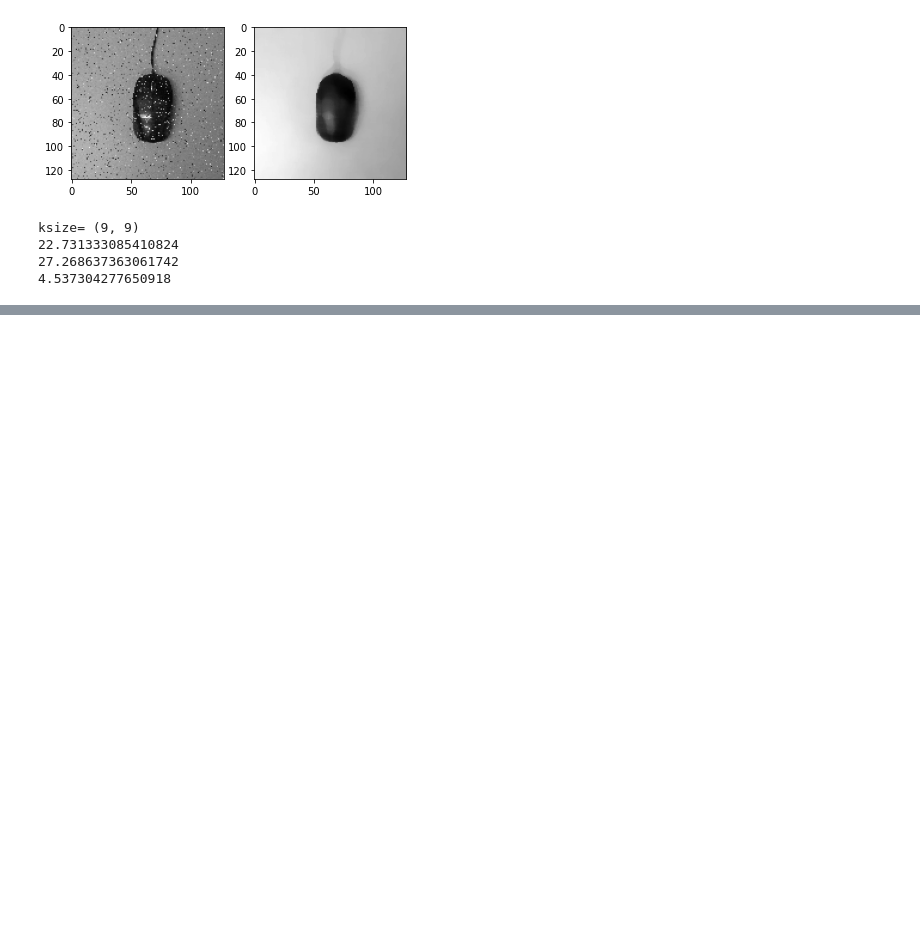
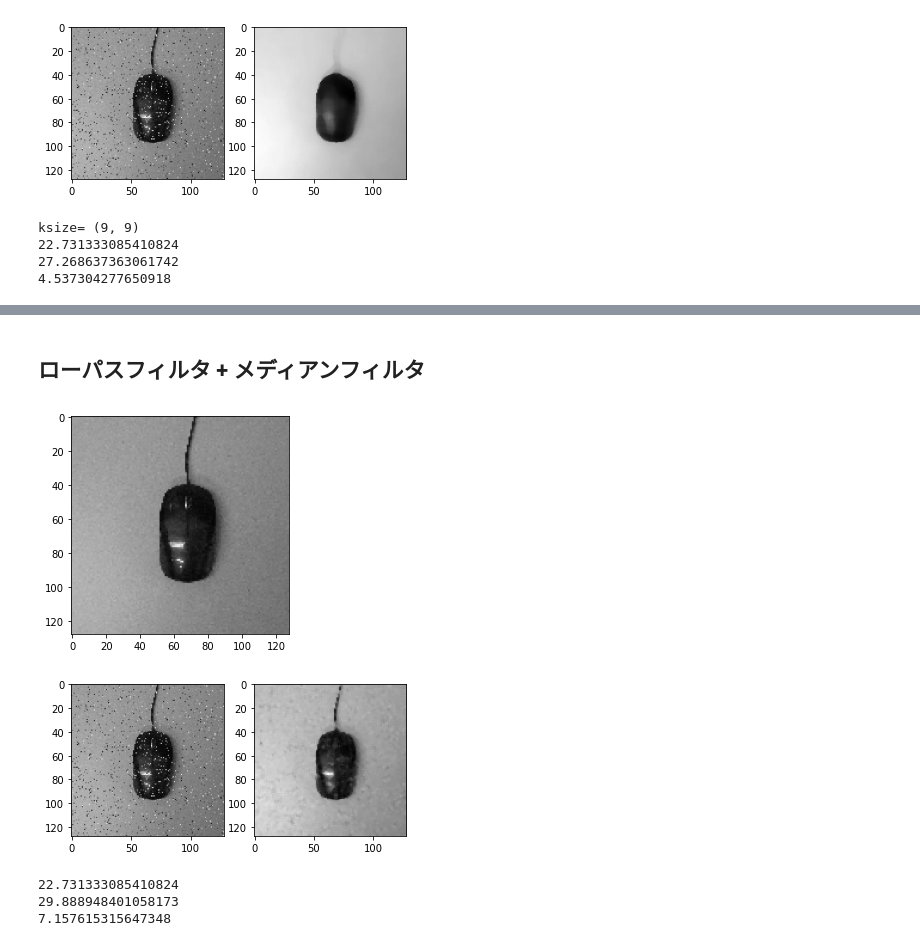
Before and after one commit to hal1127/engineering_design_ryukyu, a Jupyter notebook: main.ipynb, the cells around one changed output, grey strips where cells are left out. Saved outputs shown, nothing was run; the diff lists cells and outputs as text; code cells hidden in the pictures; blank space fills up the shorter version.

```diff
--- a/main.ipynb
+++ b/main.ipynb
@@ -157,0 +217,58 @@ ksize= (9, 9)
+# %% [markdown]
+## ローパスフィルタ + メディアンフィルタ
+# %%
+import cv2
+import numpy as np
+import matplotlib.pyplot as plt
+
+def low_pass_filter(img):
+  dft = cv2.dft(np.float32(img), flags = cv2.DFT_COMPLEX_OUTPUT)
+  dft_shift = np.fft.fftshift(dft)
+  rows, cols = img.shape
+  crow, ccol = rows // 2 , cols // 2
+
+  # create a mask first, center square is 1, remaining all zeros
+  mask = np.zeros((rows, cols, 2), np.uint8)
+  mask[crow-55 : crow+55, ccol-55 : ccol+55] = 1
+
+  # apply mask and inverse DFT
+  fshift = dft_shift * mask
+  f_ishift = np.fft.ifftshift(fshift)
+  img_back = cv2.idft(f_ishift)
+  img_back = cv2.magnitude(img_back[:, :, 0], img_back[:, :, 1])
+
+  # 0~255で正規化
+  img_back_max = img_back.max()
+  img_back2 = (img_back * 255) / img_back_max
+  img_back2 = img_back2.astype(np.uint8)
+  return img_back2
+
+
+# load image (grayscale)
+# 入力画像を読み込み
+noise = cv2.imread("1121/mouse_noise.bmp", 0)
+org = cv2.imread("1121/mouse_original.bmp", 0)
+
+plt.imshow(org, cmap="gray")
+plt.show()
+
+dst = low_pass_filter(noise)
+
+median = cv2.medianBlur(dst, 3)
+
+
+# 画像をプロット
+plt.subplot(121).imshow(noise, cmap="gray")
+plt.subplot(122).imshow(median, cmap="gray")
+plt.show()
+noise_psnr = cv2.PSNR(org, noise)
+imp_psnr = cv2.PSNR(org, median)
+print(noise_psnr)
+print(imp_psnr)
+print(imp_psnr-noise_psnr)
+# %% [output]
+[figure, added]
+[figure, added]
+22.731333085410824
+29.888948401058173
+7.157615315647348
```
Also changed, not shown: parts of 4 cells of this notebook.
